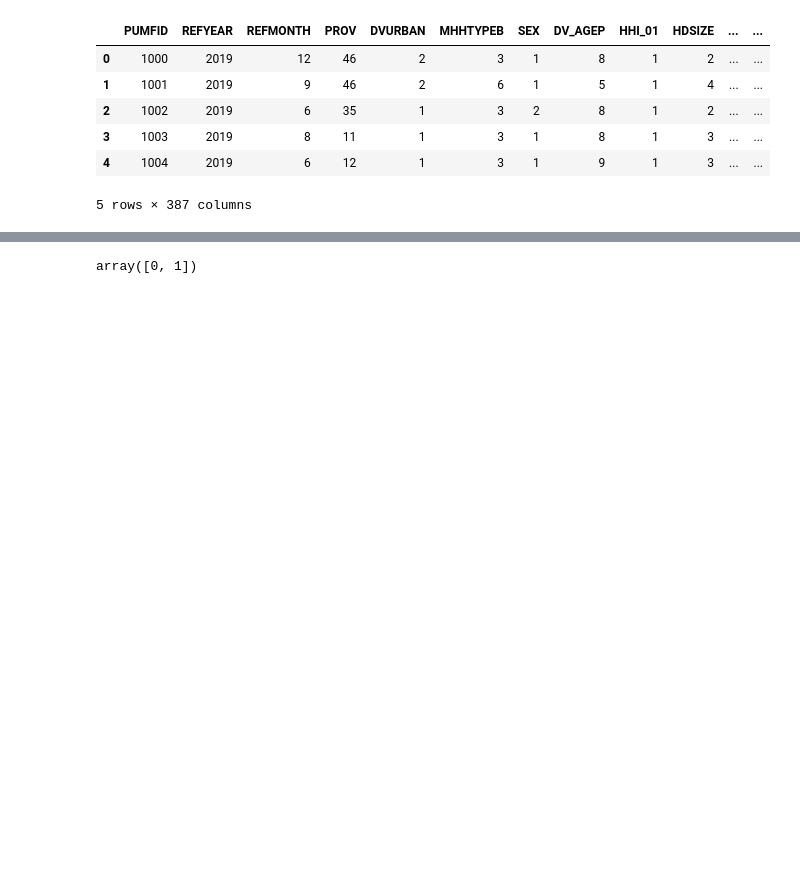
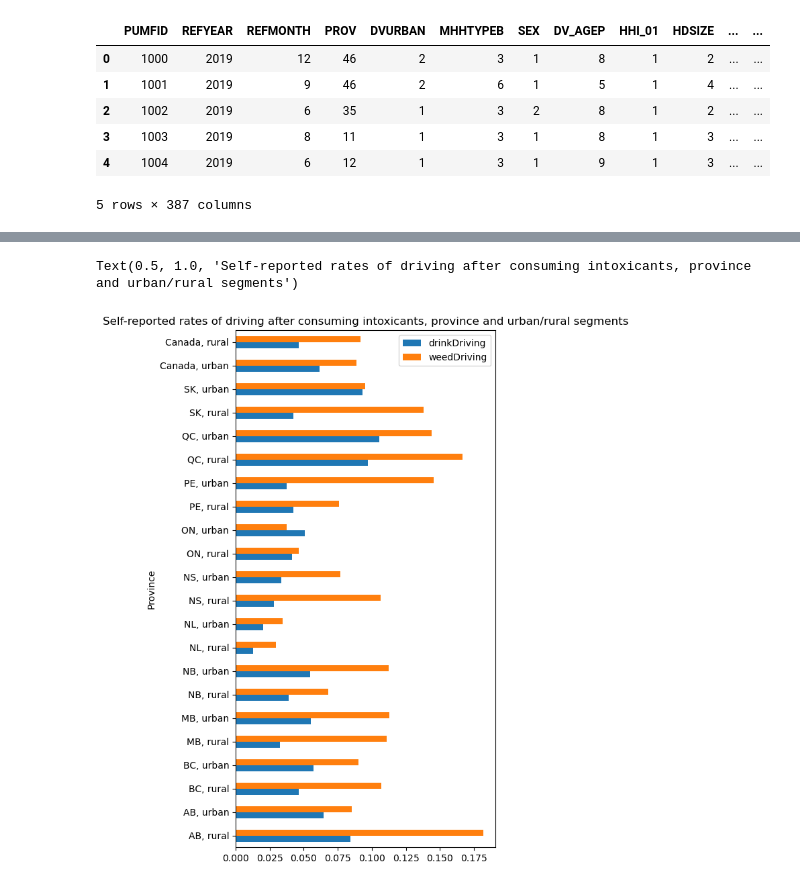
Before and after one commit to MartinMcFarlane/481MidtermPaper, a Jupyter notebook: Midterm Paper.ipynb, the cells around one changed output, grey strips where cells are left out. Saved outputs shown, nothing was run; the diff lists cells and outputs as text; code cells hidden in the pictures; blank space fills up the shorter version.

Commit message:
produced reg tables and bar graphs

```diff
--- a/Midterm Paper.ipynb
+++ b/Midterm Paper.ipynb
@@ -183,4 +241,0 @@ BA:1470
-# %%
-df2_drink['drinkDriving'].unique()
-# %% [output]
-array([0, 1])
@@ -186,0 +278,38 @@ array([0, 1])
+# %%
+# take means for each province
+drink_gb_prov = df2_drink[['province','urban','drinkDriving']].groupby(by=['province','urban'])
+cann_gb_prov = df2_cann[['province','urban','weedDriving']].groupby(by=['province','urban'])
+
+
+# load means into new object
+bar_data = pd.merge(drink_gb_prov.mean(),cann_gb_prov.mean(), on=['province','urban'])
+
+# Add aggregate measures
+aggs = pd.DataFrame([['Canada',1,df2_drink.loc[df2_drink['urban']==1,'drinkDriving'].mean(),df2_cann.loc[df2_cann['urban']==1,'weedDriving'].mean()],
+        ['Canada',0,df2_drink.loc[df2_drink['urban']==0,'drinkDriving'].mean(),df2_cann.loc[df2_cann['urban']==0,'weedDriving'].mean()]],
+                    columns=['province','urban','drinkDriving','weedDriving'])
+
+
+bar_data = pd.concat([bar_data.reset_index(), aggs],ignore_index=True)
+
+# make bar chart
+bar_data['urban'] = bar_data['urban'].astype('str')
+
+labels = []
+for i in range(0,len(bar_data)):
+    text = bar_data.loc[i,'province'] + ', '
+    if bar_data.loc[i,'urban'] == '1':
+        text = text + 'urban'
+    else:
+        text = text + 'rural'
+    labels.append(text)
+
+bar_data['label'] = labels
+bar_data = bar_data.set_index(['label'])
+
+ax = bar_data.plot(kind='barh', figsize=(5, 10))
+ax.set_ylabel('Province')
+ax.set_title('Self-reported rates of driving after consuming intoxicants, province and urban/rural segments')
+# %% [output]
+Text(0.5, 1.0, 'Self-reported rates of driving after consuming intoxicants, province and urban/rural segments')
+[figure, added]
```
Also changed, not shown: parts of 20 cells of this notebook.
